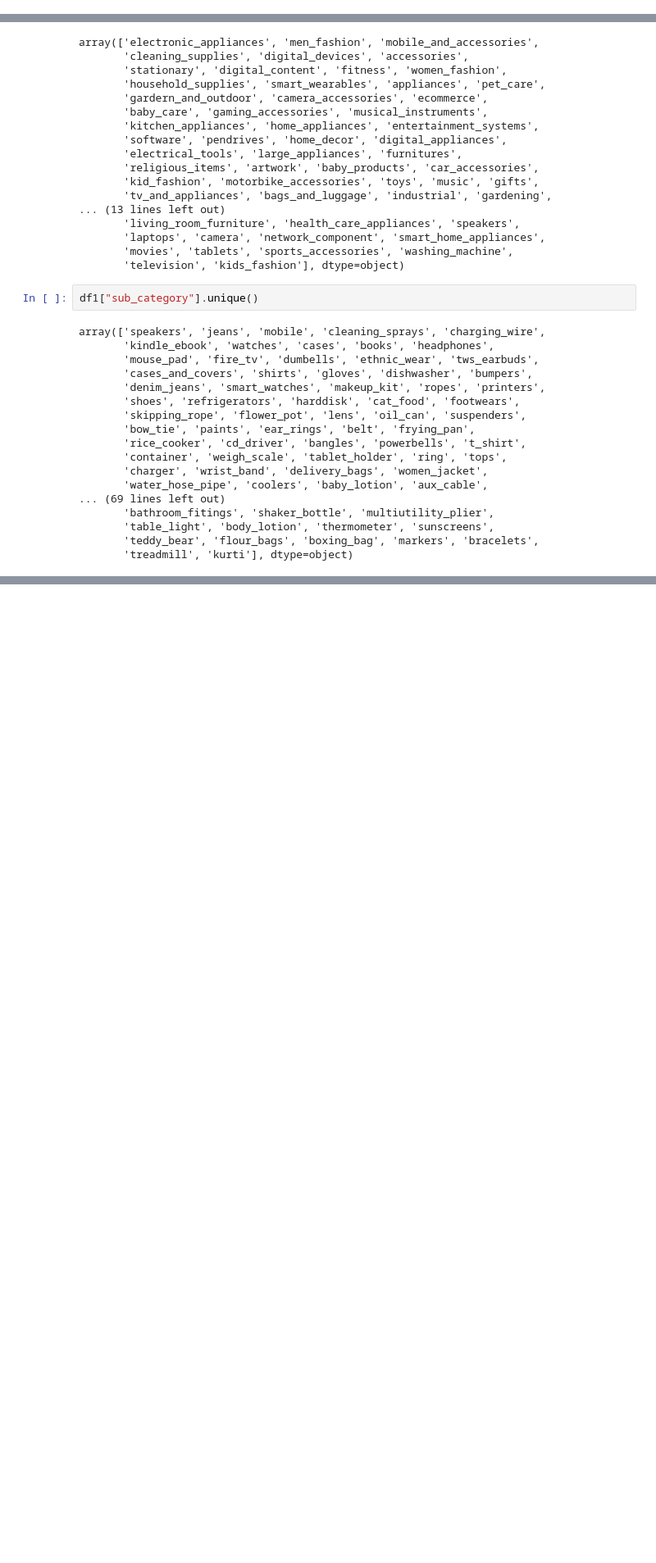
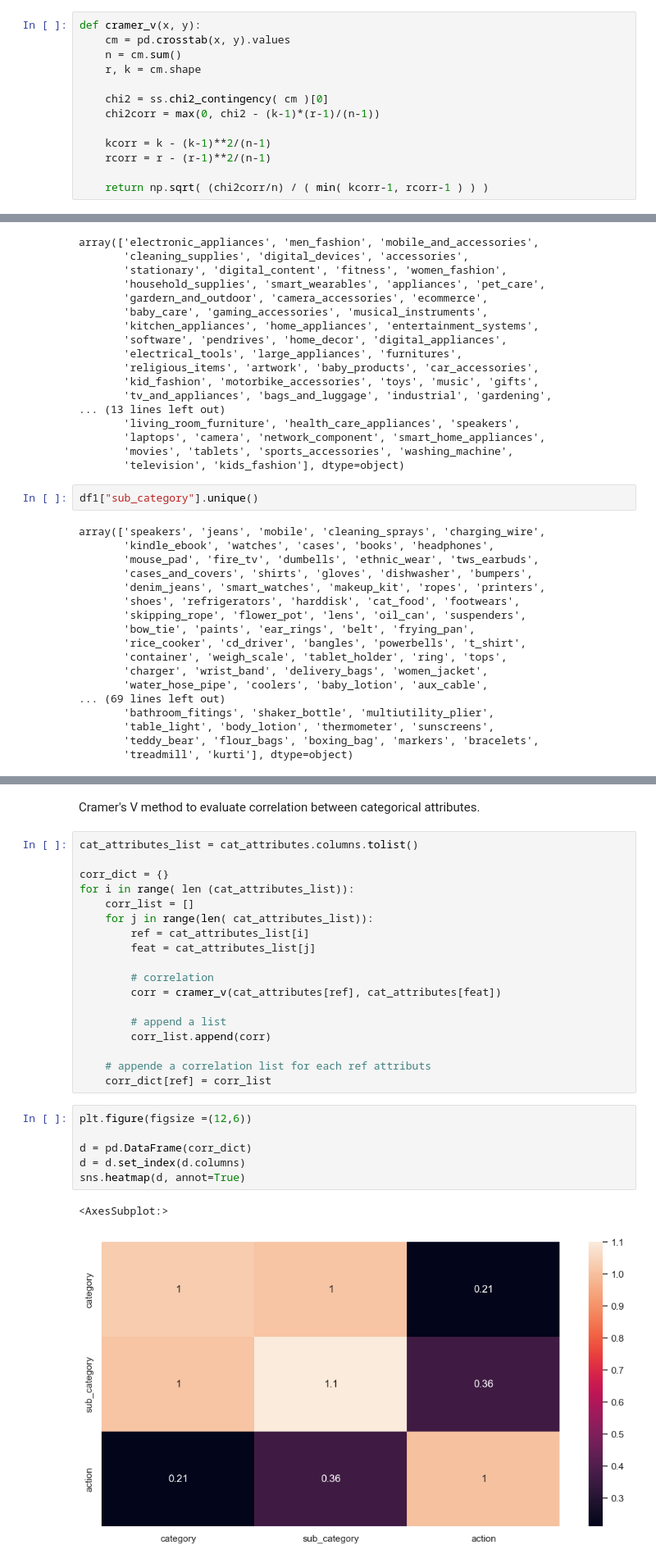
Before and after one commit to lucasquemelli/customer_propensity_purchase, a Jupyter notebook: customer_propensity_purchase.ipynb, the cells around one changed output, grey strips where cells are left out. Shown at 82% size. Saved outputs shown, nothing was run; the diff lists cells and outputs as text; blank space fills up the shorter version.

```diff
--- a/customer_propensity_purchase.ipynb
+++ b/customer_propensity_purchase.ipynb
@@ -34,5 +36,18 @@ from datetime import datetime
 # %% [markdown]
 # Helper Functions
+# %%
+def cramer_v(x, y):
+    cm = pd.crosstab(x, y).values
+    n = cm.sum()
+    r, k = cm.shape
+
+    chi2 = ss.chi2_contingency( cm )[0]
+    chi2corr = max(0, chi2 - (k-1)*(r-1)/(n-1))
+
+    kcorr = k - (k-1)**2/(n-1)
+    rcorr = r - (r-1)**2/(n-1)
+
+    return np.sqrt( (chi2corr/n) / ( min( kcorr-1, rcorr-1 ) ) )
 # %% [markdown]
 # Loading Data
 # %%
@@ -404,0 +514,29 @@ array(['speakers', 'jeans', 'mobile', 'cleaning_sprays', 'charging_wire',
+# %% [markdown]
+Cramer's V method to evaluate correlation between categorical attributes.
+# %%
+cat_attributes_list = cat_attributes.columns.tolist()
+
+corr_dict = {}
+for i in range( len (cat_attributes_list)):
+    corr_list = []
+    for j in range(len( cat_attributes_list)):
+        ref = cat_attributes_list[i]
+        feat = cat_attributes_list[j]
+
+        # correlation
+        corr = cramer_v(cat_attributes[ref], cat_attributes[feat])
+
+        # append a list
+        corr_list.append(corr)
+
+    # appende a correlation list for each ref attributs
+    corr_dict[ref] = corr_list
+# %%
+plt.figure(figsize =(12,6))
+
+d = pd.DataFrame(corr_dict)
+d = d.set_index(d.columns)
+sns.heatmap(d, annot=True)
+# %% [output]
+<AxesSubplot:>
+[figure, added]
```
Also changed, not shown: parts of 52 cells of this notebook.
